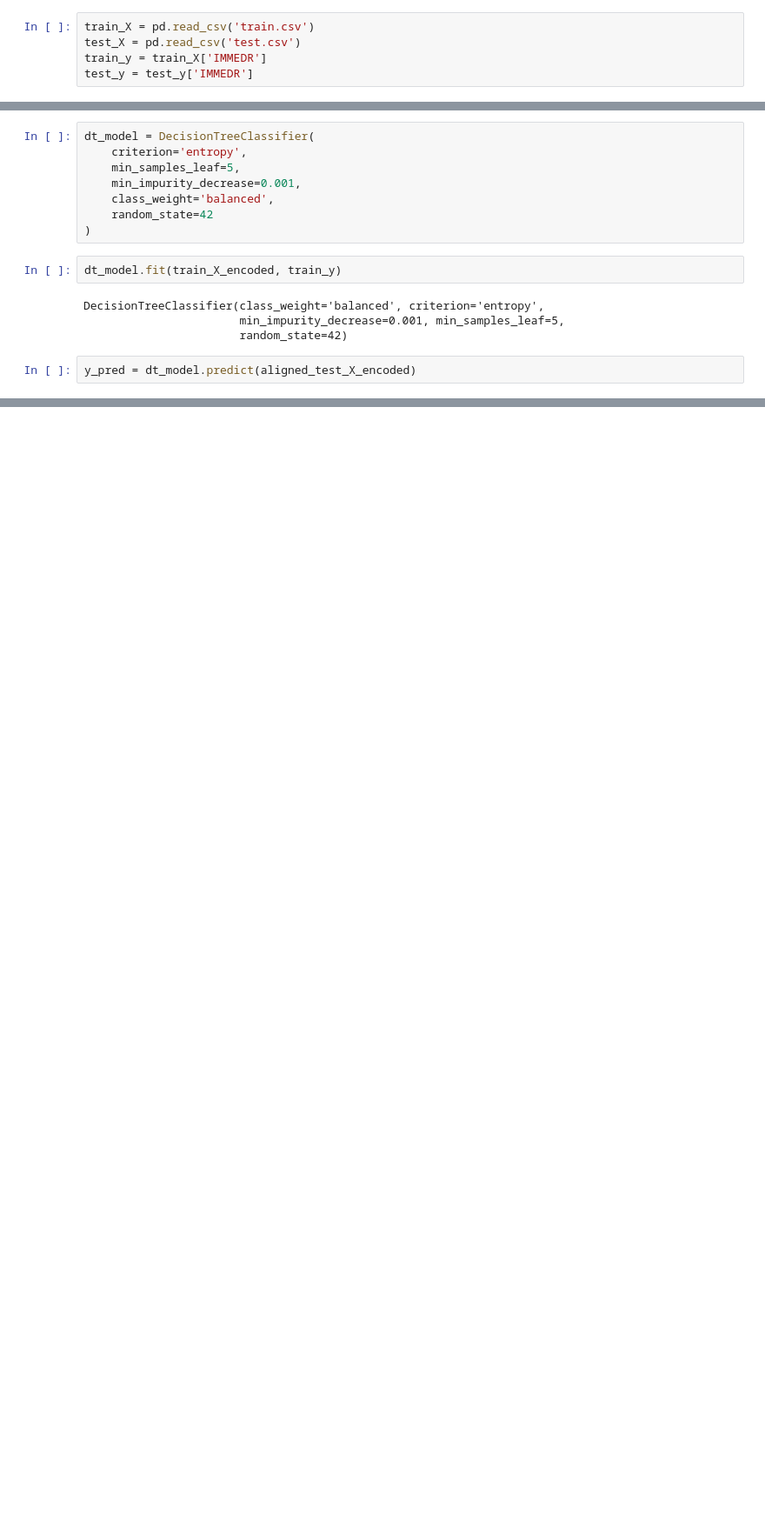
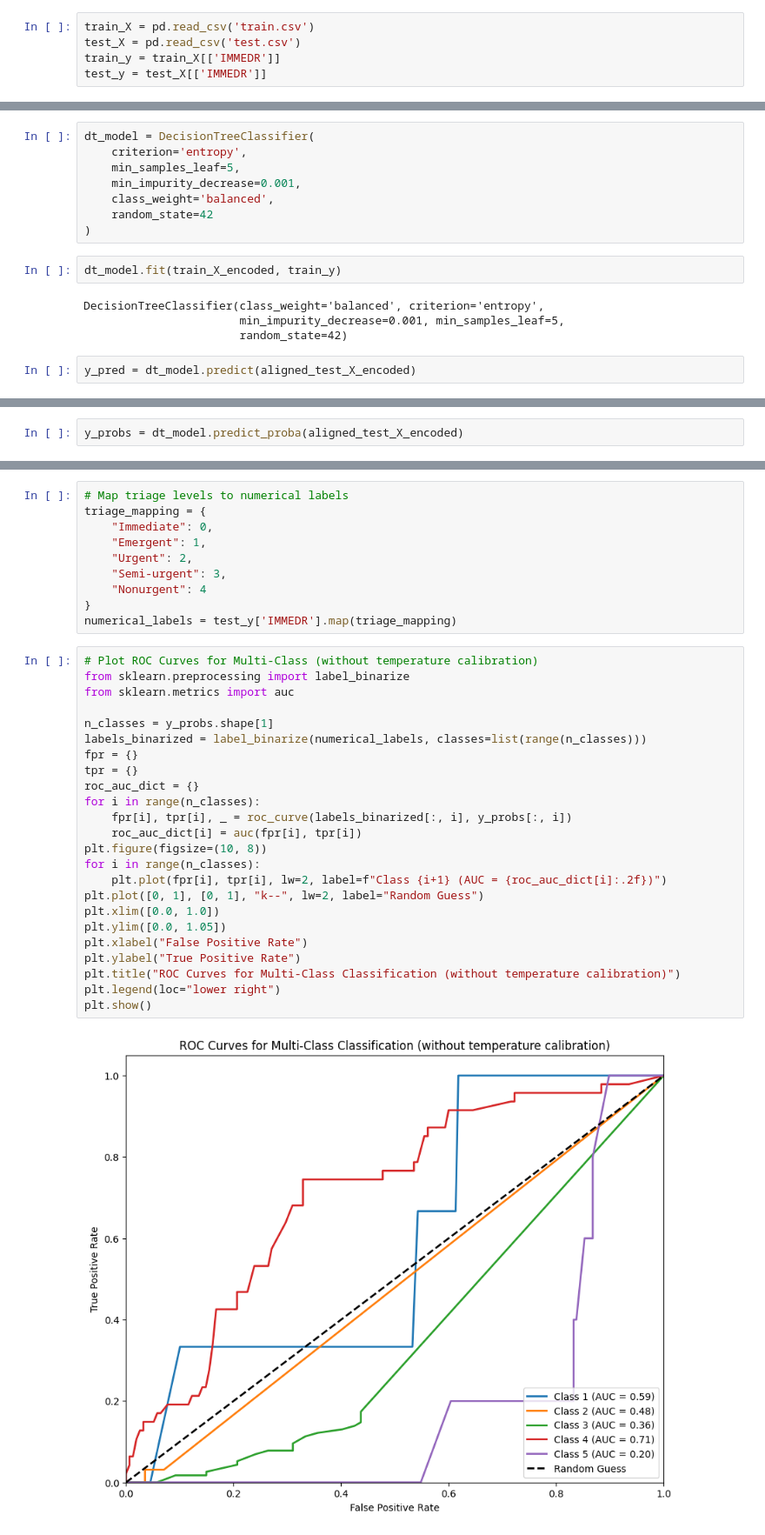
Before and after one commit to priyankvyas/mlhc2025, a Jupyter notebook: baseline/random_forest.ipynb, the cells around one changed output, grey strips where cells are left out. Shown at 87% size. Saved outputs shown, nothing was run; the diff lists cells and outputs as text; blank space fills up the shorter version.

Commit message:
Reverted train and test sets and added additional metrics to evaluate model

```diff
--- a/baseline/random_forest.ipynb
+++ b/baseline/random_forest.ipynb
@@ -47,8 +47,8 @@ test_X.to_csv('test.csv', index=False)
 # %%
 train_X = pd.read_csv('train.csv')
 test_X = pd.read_csv('test.csv')
-train_y = train_X['IMMEDR']
-test_y = test_y['IMMEDR']
+train_y = train_X[['IMMEDR']]
+test_y = test_X[['IMMEDR']]
 # %%
 features = ['TOTDIAG', 'RFV1', 'ARREMS', 'DRUGID1', 'RFV2', 'CAUSE1', 'RFV3', 'DRUGID2', 'DRUGID4', 'AGE', 'DRUGID3', 'INTENT15', 'INJPOISAD', 'INJURY72', 'TOTPROC']
 train_X = train_X[features]
@@ -299,0 +157,2 @@ entropy_reduction: -0.1623
+# %%
+y_probs = dt_model.predict_proba(aligned_test_X_encoded)
@@ -299,0 +187,36 @@ entropy_reduction: -0.1623
+# %%
+# Map triage levels to numerical labels
+triage_mapping = {
+    "Immediate": 0,
+    "Emergent": 1,
+    "Urgent": 2,
+    "Semi-urgent": 3,
+    "Nonurgent": 4
+}
+numerical_labels = test_y['IMMEDR'].map(triage_mapping)
+# %%
+# Plot ROC Curves for Multi-Class (without temperature calibration)
+from sklearn.preprocessing import label_binarize
+from sklearn.metrics import auc
+
+n_classes = y_probs.shape[1]
+labels_binarized = label_binarize(numerical_labels, classes=list(range(n_classes)))
+fpr = {}
+tpr = {}
+roc_auc_dict = {}
+for i in range(n_classes):
+    fpr[i], tpr[i], _ = roc_curve(labels_binarized[:, i], y_probs[:, i])
+    roc_auc_dict[i] = auc(fpr[i], tpr[i])
+plt.figure(figsize=(10, 8))
+for i in range(n_classes):
+    plt.plot(fpr[i], tpr[i], lw=2, label=f"Class {i+1} (AUC = {roc_auc_dict[i]:.2f})")
+plt.plot([0, 1], [0, 1], "k--", lw=2, label="Random Guess")
+plt.xlim([0.0, 1.0])
+plt.ylim([0.0, 1.05])
+plt.xlabel("False Positive Rate")
+plt.ylabel("True Positive Rate")
+plt.title("ROC Curves for Multi-Class Classification (without temperature calibration)")
+plt.legend(loc="lower right")
+plt.show()
+# %% [output]
+[figure, added]
```
Also changed, not shown: parts of 15 cells of this notebook, 2 other files.
